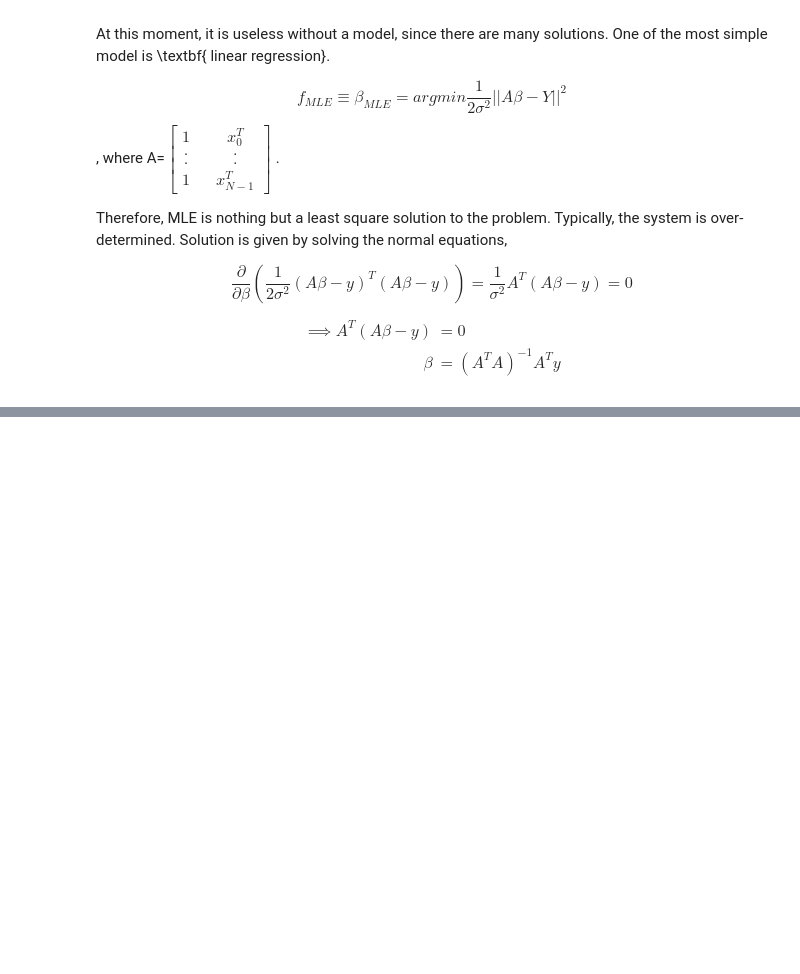
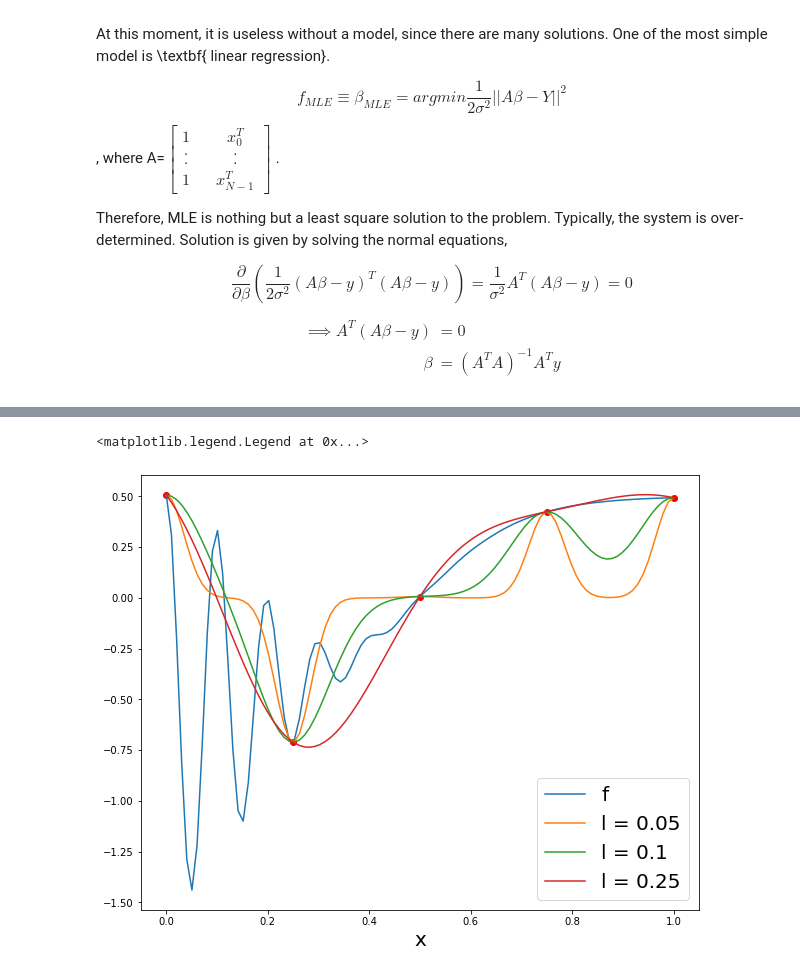
Before and after one commit to raph651/Amath-582-Data-Analysis, a Jupyter notebook: course_notes/Chapter2.ipynb, the cells around one changed output, grey strips where cells are left out. Drawn from its saved outputs; the diff is of its cells as text; code cells hidden in the pictures; blank space fills up the shorter version.

```diff
--- a/course_notes/Chapter2.ipynb
+++ b/course_notes/Chapter2.ipynb
@@ -371,0 +505,40 @@ Analyzing the MSE doesn't mean which model is always better. It is still importa
+# %%
+# compute kernel interpolands and plot them for each choice of l
+
+# construct y vector, just for uniform notation with notes
+y = f(x_p)
+
+Theta = np.zeros( (N_p, N_p) )
+
+fig,ax = plt.subplots(1,1, figsize=(10,8))
+
+ax.plot(x, f(x), label='f')
+
+for i in range(3):
+  # construct kernel matrix (maybe not the most efficient way but ok)
+  for j in range(N_p):
+    Theta[j,:] = K( x_p[j], x_p, l[i] )
+
+  # compute kernel interpolant
+
+  a = np.linalg.solve(Theta, y)
+
+  # plot the interpolant along with original function and interpolation data
+
+  KV = np.zeros( (N_p, N) )
+
+  for j in range(N_p):
+    KV[j, :] = K( x_p[j], x, l[i] )
+
+  f_interp = np.dot(a, KV)
+
+  ax.plot(x, f_interp, label='l = ' + str(l[i]))
+
+
+ax.scatter(x_p, y, color='r' )
+
+ax.set_xlabel('x', fontsize=20)
+plt.legend(fontsize=20)
+# %% [output]
+<matplotlib.legend.Legend at 0x...>
+[figure, added]
```
Also changed, not shown: parts of 55 cells of this notebook, 10 other files.
